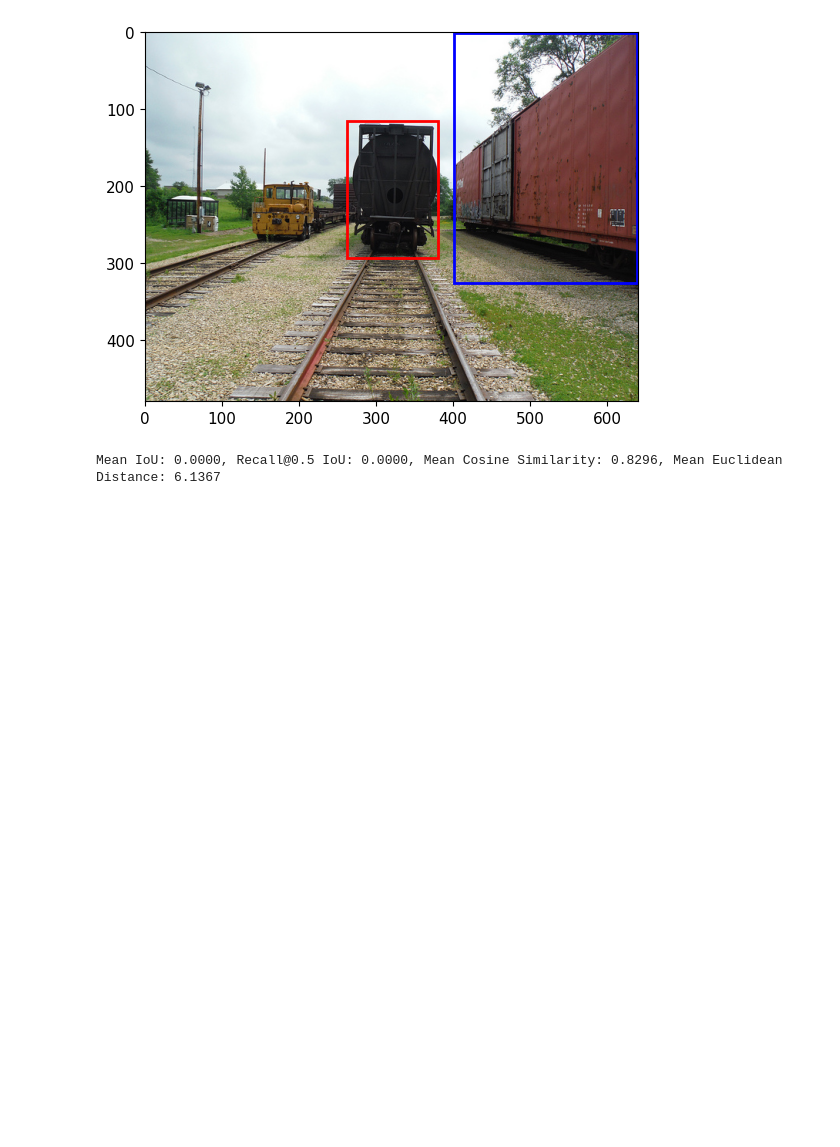
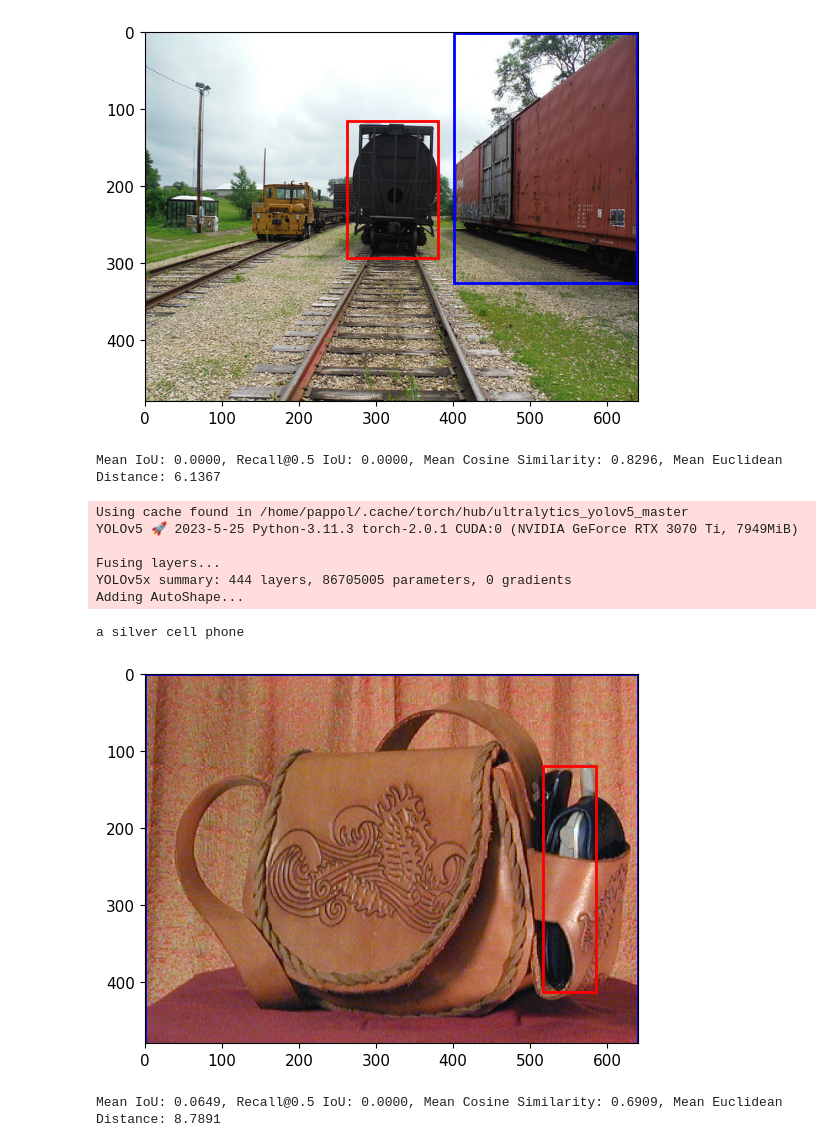
Before and after one commit to nicolazilio0/deepRiccy, a Jupyter notebook: final_notebook.ipynb, the cells around one changed output. Cells and saved outputs as stored; diff of their text form; code cells hidden in the pictures; blank space fills up the shorter version.

```diff
--- a/final_notebook.ipynb
+++ b/final_notebook.ipynb
@@ -406,7 +406,7 @@ def test_on_one_image(model, dataframe, index):
     original_img = Image.open(local_path + image_path).convert("RGB")
 
     # print img dimensions and box coordinates
-    bbox, _ =model.evaluate(image_path, sentence, gt, original_img)
+    bbox, _ =model.evaluate(image_path, sentence, gt, original_img, index)
     bbox = bbox.cpu().numpy()
     #show image with bbox and caption and gound truth
     %matplotlib inline
@@ -612,6 +612,30 @@ class Coco(Dataset):
 # %%
 # to test prints the dataframe that composes the dataset
 #dataset.dataset
+# %%
+def process_stable_images(index,clip_model, device):
+  stable_input1=Image.open("stable_diffusion/stable_diffusion_"+str(index)+"_1.jpg")
+  stable_input2=Image.open("stable_diffusion/stable_diffusion_"+str(index)+"_2.jpg")
+  stable_input3=Image.open("stable_diffusion/stable_diffusion_"+str(index)+"_3.jpg")
+
+
+
+  with torch.no_grad():
+    convert_tensor = transforms.ToTensor()
+
+    stable_input1=stable_input1.resize([224,224])
+    stable_input2=stable_input2.resize([224,224])
+    stable_input3=stable_input3.resize([224,224])
+
+    image_stable1=torch.tensor(np.stack(convert_tensor(stable_input1))).to(device)
+    image_stable2=torch.tensor(np.stack(convert_tensor(stable_input2))).to(device)
+    image_stable3=torch.tensor(np.stack(convert_tensor(stable_input3))).to(device)
+
+    img_tens = torch.stack([image_stable1, image_stable2, image_stable3])
+
+    stable_features= clip_model.encode_image(img_tens).float()
+
+  return stable_features
 # %% [markdown]
 ## Base model
 # %%
@@ -904,3 +1026,18 @@ test_on_one_image(stanza, dataset.get_test(), 455)
 Back of a black train car meant to carry liquid sitting still on the train tracks.
 [figure]
 Mean IoU: 0.0000, Recall@0.5 IoU: 0.0000, Mean Cosine Similarity: 0.8296, Mean Euclidean Distance: 6.1367
+# %%
+stable_model = VisualGrounding_stable_diffusion('yolov5x', 'ViT-B/32', local_path, local_annotations)
+# %% [output]
+Using cache found in /home/pappol/.cache/torch/hub/ultralytics_yolov5_master
+YOLOv5 🚀 2023-5-25 Python-3.11.3 torch-2.0.1 CUDA:0 (NVIDIA GeForce RTX 3070 Ti, 7949MiB)
+
+Fusing layers...
+YOLOv5x summary: 444 layers, 86705005 parameters, 0 gradients
+Adding AutoShape...
+# %%
+test_on_one_image(stable_model, dataset.get_test(), 3832)
+# %% [output]
+a silver cell phone
+[figure, added]
+Mean IoU: 0.0649, Recall@0.5 IoU: 0.0000, Mean Cosine Similarity: 0.6909, Mean Euclidean Distance: 8.7891
```
Also changed, not shown: parts of 6 cells of this notebook, 9 other files.
